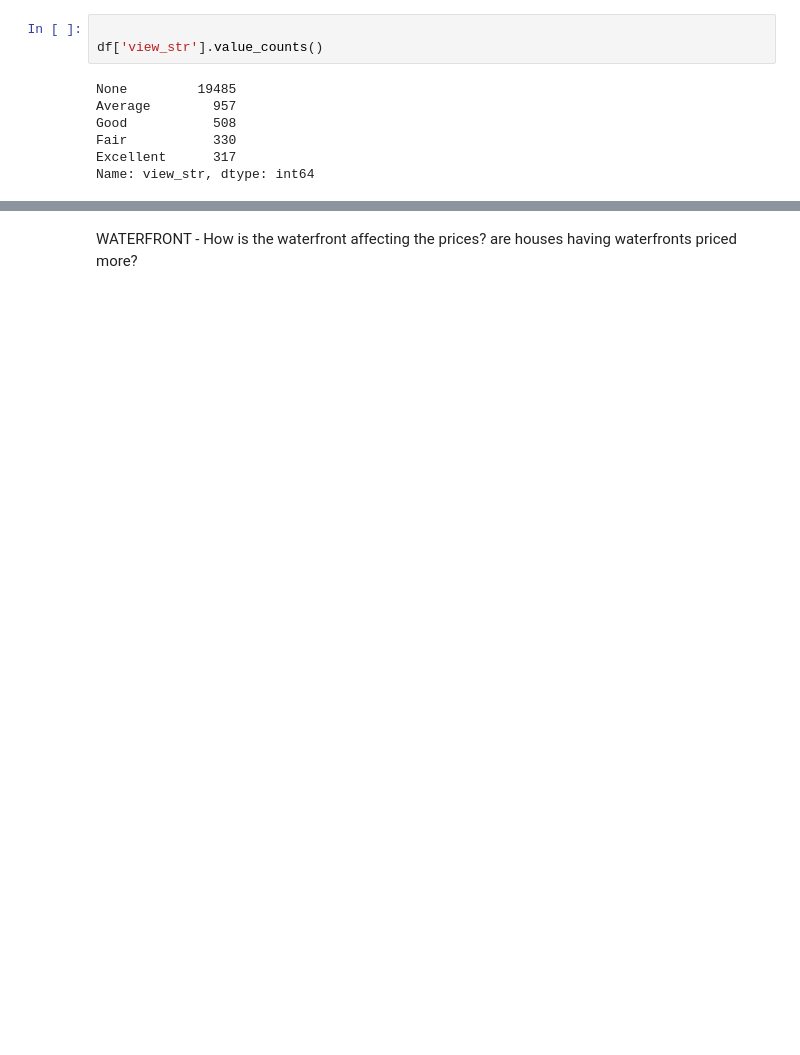
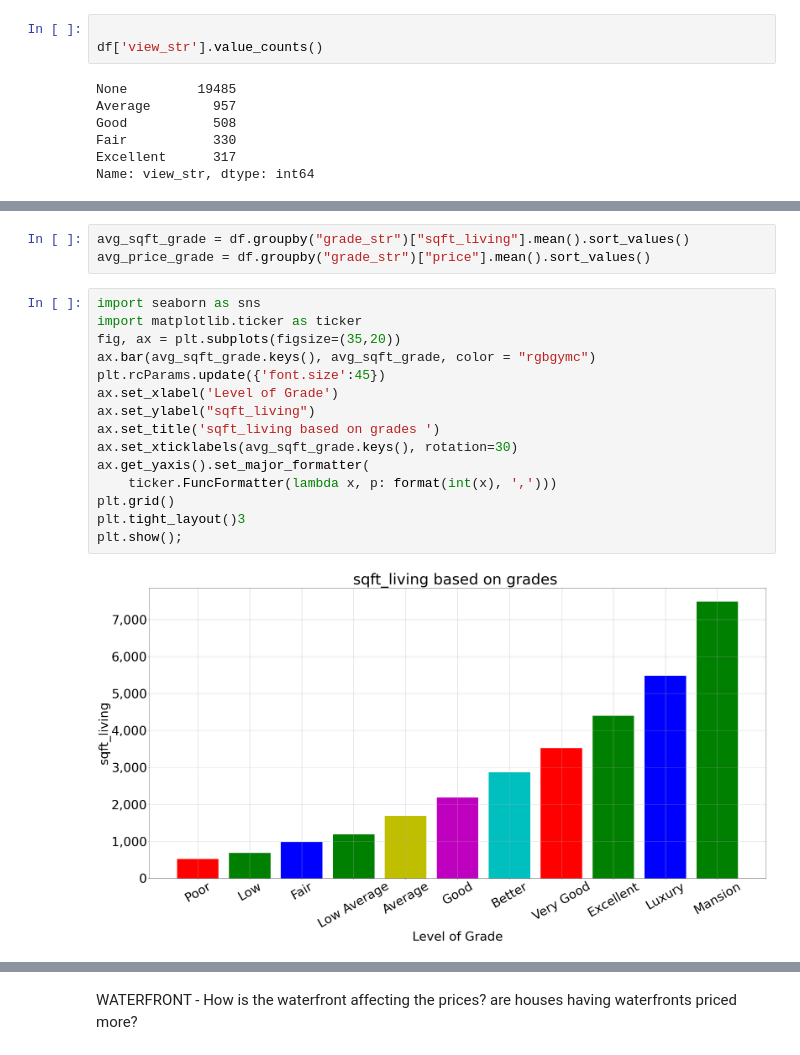
Before and after one commit to vivyhasadream/DS_P2_King-County-House-Sales-Predict, a Jupyter notebook: Karan_EDA.ipynb, the cells around one changed output, grey strips where cells are left out. Cells and saved outputs as stored; diff of their text form; blank space fills up the shorter version.

```diff
--- a/Karan_EDA.ipynb
+++ b/Karan_EDA.ipynb
@@ -164,0 +172,20 @@ mean_max[mean_max['condition_str'] == 'Very Good']
+# %%
+avg_sqft_grade = df.groupby("grade_str")["sqft_living"].mean().sort_values()
+avg_price_grade = df.groupby("grade_str")["price"].mean().sort_values()
+# %%
+import seaborn as sns
+import matplotlib.ticker as ticker
+fig, ax = plt.subplots(figsize=(35,20))
+ax.bar(avg_sqft_grade.keys(), avg_sqft_grade, color = "rgbgymc")
+plt.rcParams.update({'font.size':45})
+ax.set_xlabel('Level of Grade')
+ax.set_ylabel("sqft_living")
+ax.set_title('sqft_living based on grades ')
+ax.set_xticklabels(avg_sqft_grade.keys(), rotation=30)
+ax.get_yaxis().set_major_formatter(
+    ticker.FuncFormatter(lambda x, p: format(int(x), ',')))
+plt.grid()
+plt.tight_layout()3
+plt.show();
+# %% [output]
+[figure, added]
```
Also changed, not shown: parts of 42 cells of this notebook, 4 other files.
